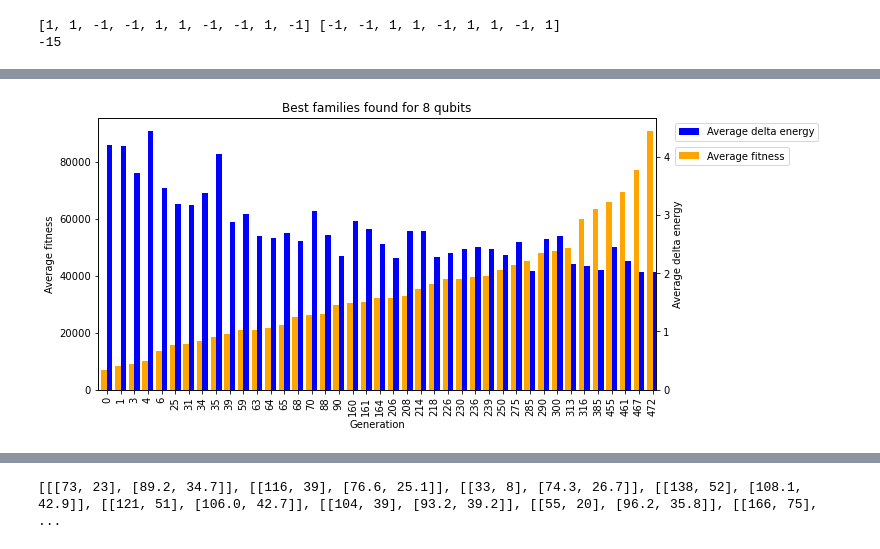
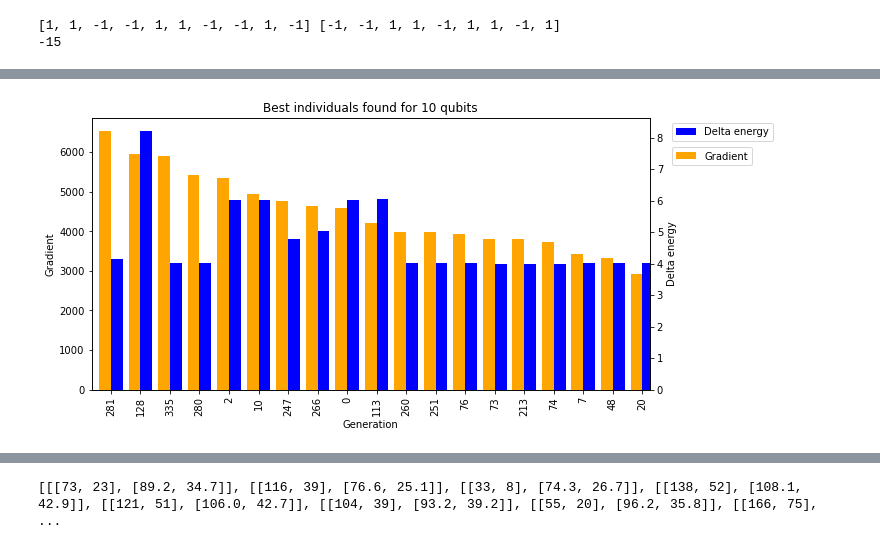
Before and after one commit to RichardMiddelkoop/GCQS, a Jupyter notebook: test.ipynb, the cells around one changed output, grey strips where cells are left out. Cells and saved outputs as stored; diff of their text form; code cells hidden in the pictures.

Commit message:
steps graphs completed

```diff
--- a/test.ipynb
+++ b/test.ipynb
@@ -230,29 +232,29 @@ experiment_best_individual_graph_data_gradient
 # %%
 import pandas as pd
 import matplotlib.pyplot as plt
 import numpy as np
-test = experiment_best_family_graph_data
+test = experiment_best_individual_graph_data_gradient
 
-df = pd.DataFrame(test, columns=["Generations", "Average fitness", "Average delta energy"])
+df = pd.DataFrame(test, columns=["Generations", "Gradient", "Delta energy"])
 # ax = df.plot(x="A", y=["B","C"], kind="bar", rot=0)
 # _ = ax.legend(bbox_to_anchor=(1, 1.02), loc='upper left')
 
 fig = plt.figure(figsize=(10,5))
 ax = fig.add_subplot(111) # Create matplotlib axes
 ax2 = ax.twinx()
 width = 0.4
 df.iloc[:,2].plot(kind='bar', color='blue', ax=ax2, width=width, position=0)
 df.iloc[:,1].plot(kind='bar', color='orange', ax=ax, width=width, position=1)
 
-ax2.set_ylabel('Average delta energy')
-ax.set_ylabel('Average fitness')
-ax2.legend(loc='upper right', bbox_to_anchor=(1.3, 1))
-ax.legend(loc='upper right', bbox_to_anchor=(1.2468, 0.91))
-ax.set_title("Best families found for 8 qubits")
+ax2.set_ylabel('Delta energy')
+ax.set_ylabel('Gradient')
+ax2.legend(loc='upper right', bbox_to_anchor=(1.23, 1))
+ax.legend(loc='upper right', bbox_to_anchor=(1.192, 0.91))
+ax.set_title("Best individuals found for 10 qubits")
 ax.set_xticklabels(df.iloc[:,0], rotation=90)
 # fig.subplots_adjust(bottom=0.3)
 ax.set_xlabel("Generation")
-fig.savefig("energy8qubitbestfamily.png",dpi=300, bbox_inches="tight", facecolor='white')
+fig.savefig("energy10qubitbestindividualgradient.png",dpi=300, bbox_inches="tight", facecolor='white')
 plt.show()
 # %% [output]
-[figure, old version]
+[figure, new version]
```
Also changed, not shown: parts of 5 cells of this notebook, 6 other files.
